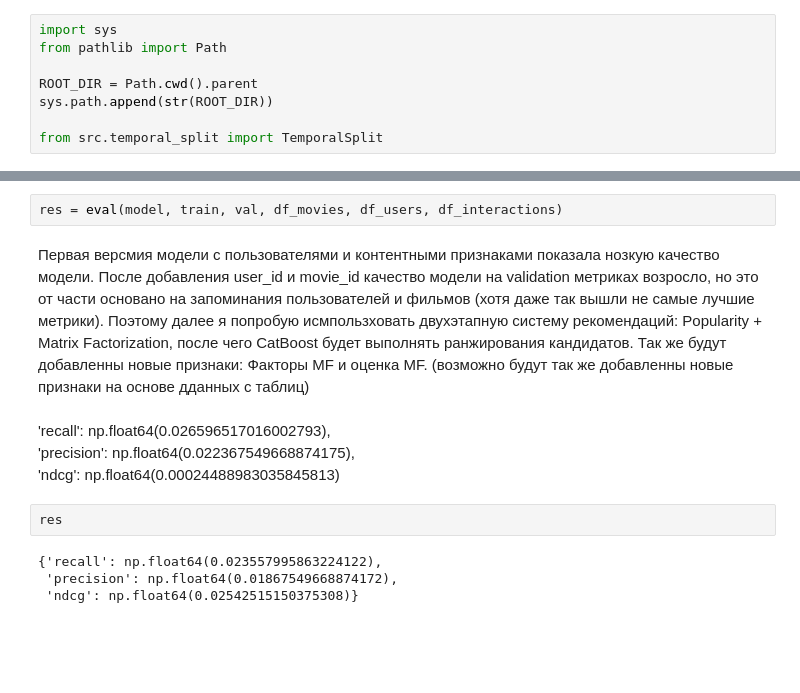
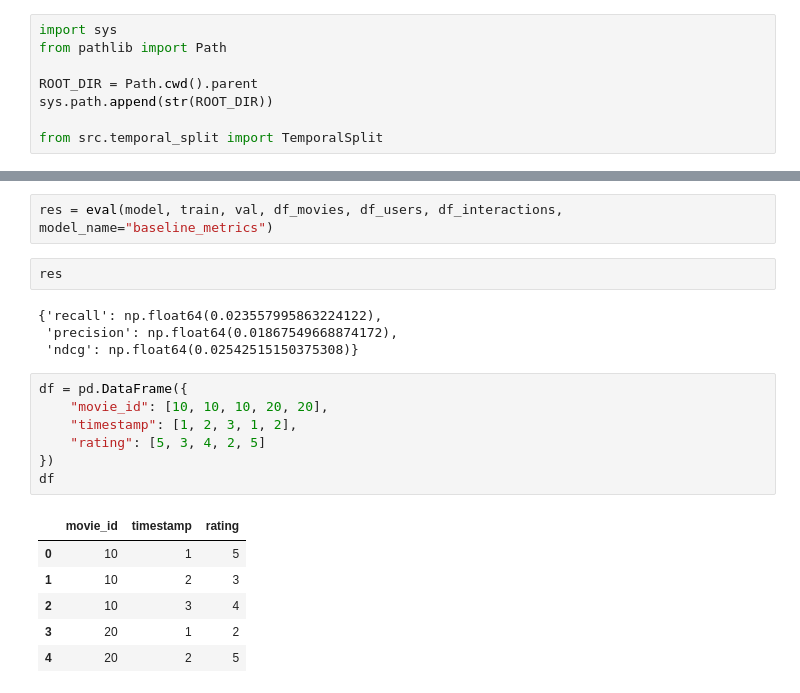
Before and after one commit to Senpaka/ml-recommendation-system, a Jupyter notebook: notebook/05_catboos.ipynb, the cells around one changed output, grey strips where cells are left out. Drawn from its saved outputs; the diff is of its cells as text; blank space fills up the shorter version.

```diff
--- a/notebook/05_catboos.ipynb
+++ b/notebook/05_catboos.ipynb
@@ -471,14 +384,22 @@ def eval(
 # %%
-res = eval(model, train, val, df_movies, df_users, df_interactions)
+res = eval(model, train, val, df_movies, df_users, df_interactions, model_name="baseline_metrics")
-# %% [markdown]
-Первая версмия модели с пользователями и контентными признаками показала нозкую качество модели. После добавления user_id и movie_id качество модели на validation метриках возросло, но это от части основано на запоминания пользователей и фильмов (хотя даже так вышли не самые лучшие метрики). Поэтому далее я попробую исмпользховать двухэтапную систему рекомендаций: Popularity + Matrix Factorization, после чего CatBoost будет выполнять ранжирования кандидатов. Так же будут добавленны новые признаки: Факторы MF и оценка MF. (возможно будут так же добавленны новые признаки на основе дданных с таблиц)
-# %% [markdown]
-'recall': np.float64(0.026596517016002793), \
- 'precision': np.float64(0.022367549668874175), \
- 'ndcg': np.float64(0.00024488983035845813)
 # %%
 res
 # %% [output]
 {'recall': np.float64(0.023557995863224122),
  'precision': np.float64(0.01867549668874172),
  'ndcg': np.float64(0.02542515150375308)}
+# %%
+df = pd.DataFrame({
+    "movie_id": [10, 10, 10, 20, 20],
+    "timestamp": [1, 2, 3, 1, 2],
+    "rating": [5, 3, 4, 2, 5]
+})
+df
+# %% [output]
+|  | movie_id | timestamp | rating |
+| 0 | 10 | 1 | 5 |
+| 1 | 10 | 2 | 3 |
+| 2 | 10 | 3 | 4 |
+| 3 | 20 | 1 | 2 |
+| 4 | 20 | 2 | 5 |
```
Also changed, not shown: parts of 11 cells of this notebook, 1 other file.
